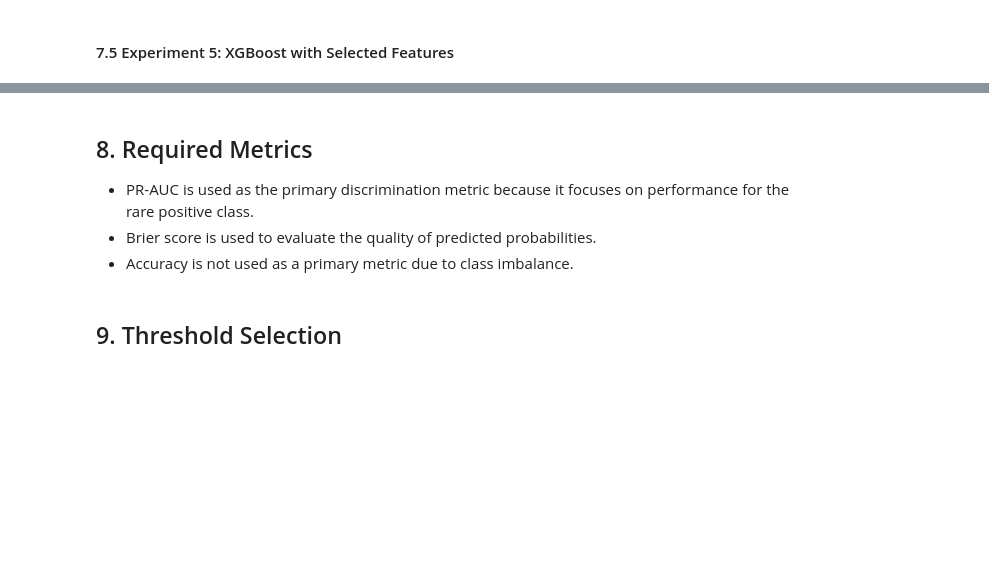
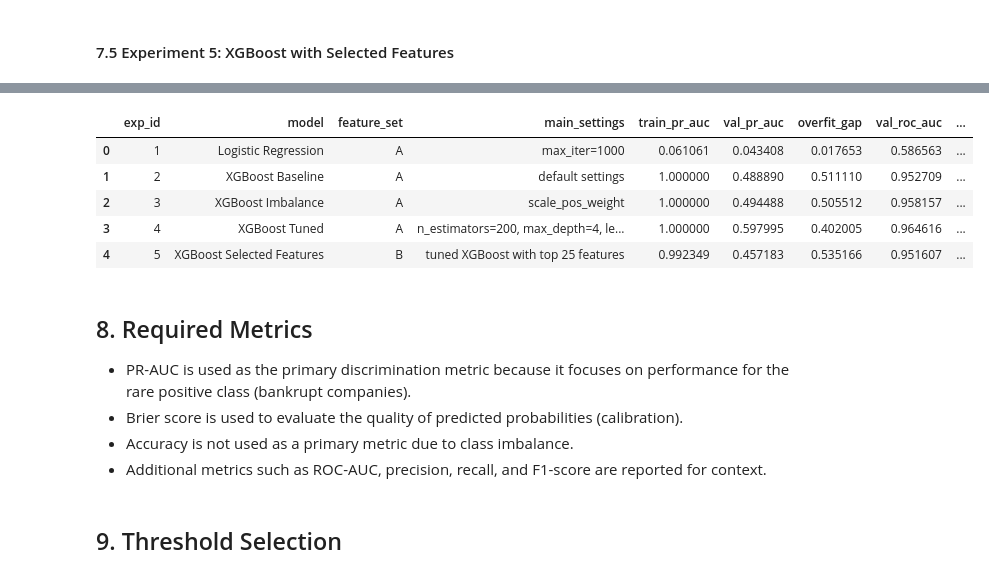
Before and after one commit to AlfiyaKuerban/bankruptcy-classification, a Jupyter notebook: notebook/Kuerban_Ailibiya_assignment5.ipynb, the cells around one changed output, grey strips where cells are left out. Drawn from its saved outputs; the diff is of its cells as text; code cells hidden in the pictures; blank space fills up the shorter version.

```diff
--- a/notebook/Kuerban_Ailibiya_assignment5.ipynb
+++ b/notebook/Kuerban_Ailibiya_assignment5.ipynb
@@ -355,2 +482,4 @@ X_test_B: (1023, 25)
+# %%
+results_table.append(results_exp2)
 # %% [markdown]
 #### 7.3 Experiment 3: XGBoost with Imbalance Handling
@@ -357,2 +532,4 @@ X_test_B: (1023, 25)
+# %%
+results_table.append(results_exp3)
 # %% [markdown]
 #### 7.4 Experiment 4: Lightly Tuned XGBoost
@@ -359,2 +579,4 @@ X_test_B: (1023, 25)
+# %%
+results_table.append(results_exp4)
 # %% [markdown]
 #### 7.5 Experiment 5: XGBoost with Selected Features
@@ -361,7 +626,41 @@ X_test_B: (1023, 25)
+# %%
+results_table.append(results_exp5)
+# %%
+results_df = pd.DataFrame(results_table)
+results_df = results_df[
+    [
+        "exp_id",
+        "model",
+        "feature_set",
+        "main_settings",
+        "train_pr_auc",
+        "val_pr_auc",
+        "overfit_gap",
+        "val_roc_auc",
+        "val_brier",
+        "threshold",
+        "val_precision",
+        "val_recall",
+        "val_f1",
+        "selected_finalist",
+        "notes"
+    ]
+]
+
+results_df
+# %% [output]
+|  | exp_id | model | feature_set | main_settings | train_pr_auc | val_pr_auc | overfit_gap | val_roc_auc | ... |
+| 0 | 1 | Logistic Regression | A | max_iter=1000 | 0.061061 | 0.043408 | 0.017653 | 0.586563 | ... |
+| 1 | 2 | XGBoost Baseline | A | default settings | 1.000000 | 0.488890 | 0.511110 | 0.952709 | ... |
+| 2 | 3 | XGBoost Imbalance | A | scale_pos_weight | 1.000000 | 0.494488 | 0.505512 | 0.958157 | ... |
+| 3 | 4 | XGBoost Tuned | A | n_estimators=200, max_depth=4, le... | 1.000000 | 0.597995 | 0.402005 | 0.964616 | ... |
+| 4 | 5 | XGBoost Selected Features | B | tuned XGBoost with top 25 features | 0.992349 | 0.457183 | 0.535166 | 0.951607 | ... |
 # %% [markdown]
 ## 8. Required Metrics
-* PR-AUC is used as the primary discrimination metric because it focuses on performance for the rare positive class.
-* Brier score is used to evaluate the quality of predicted probabilities.
+
+* PR-AUC is used as the primary discrimination metric because it focuses on performance for the rare positive class (bankrupt companies).
+* Brier score is used to evaluate the quality of predicted probabilities (calibration).
 * Accuracy is not used as a primary metric due to class imbalance.
+* Additional metrics such as ROC-AUC, precision, recall, and F1-score are reported for context.
 # %% [markdown]
 ## 9. Threshold Selection
```
Also changed, not shown: parts of 23 cells of this notebook.
